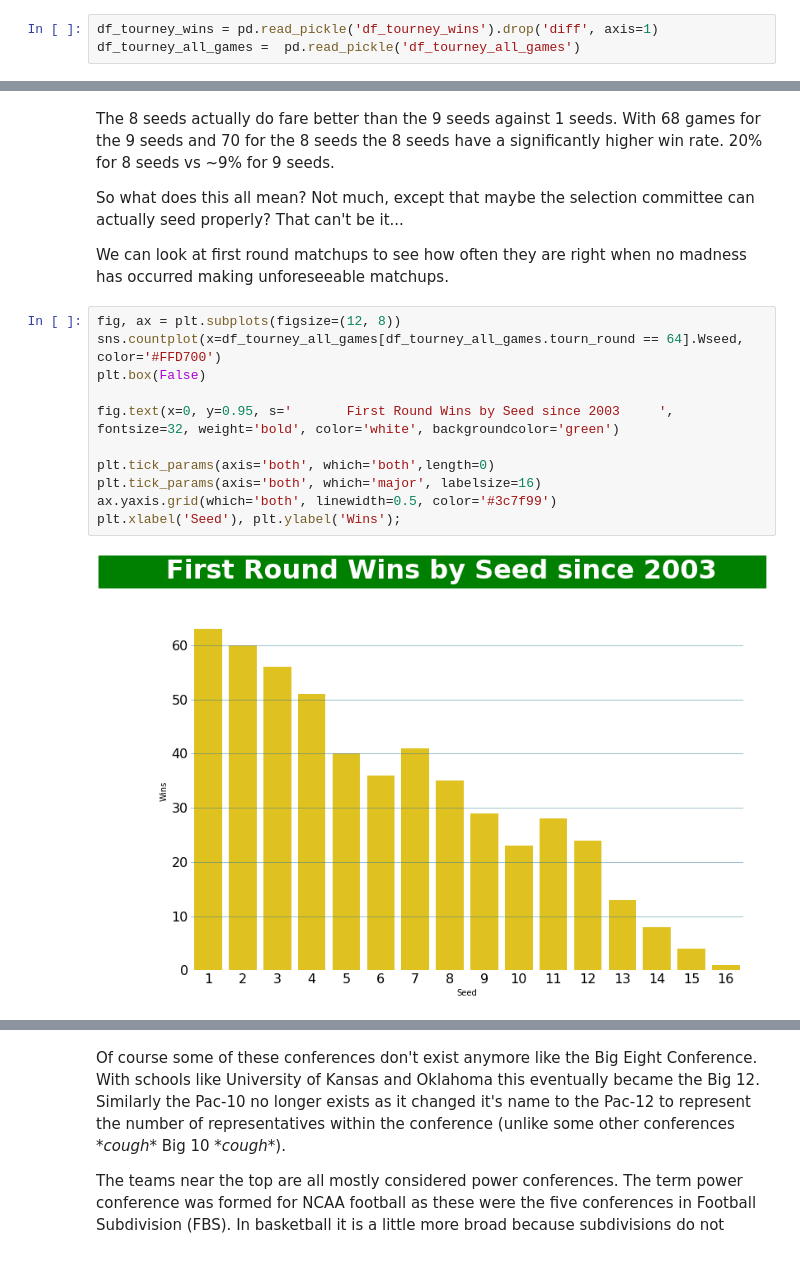
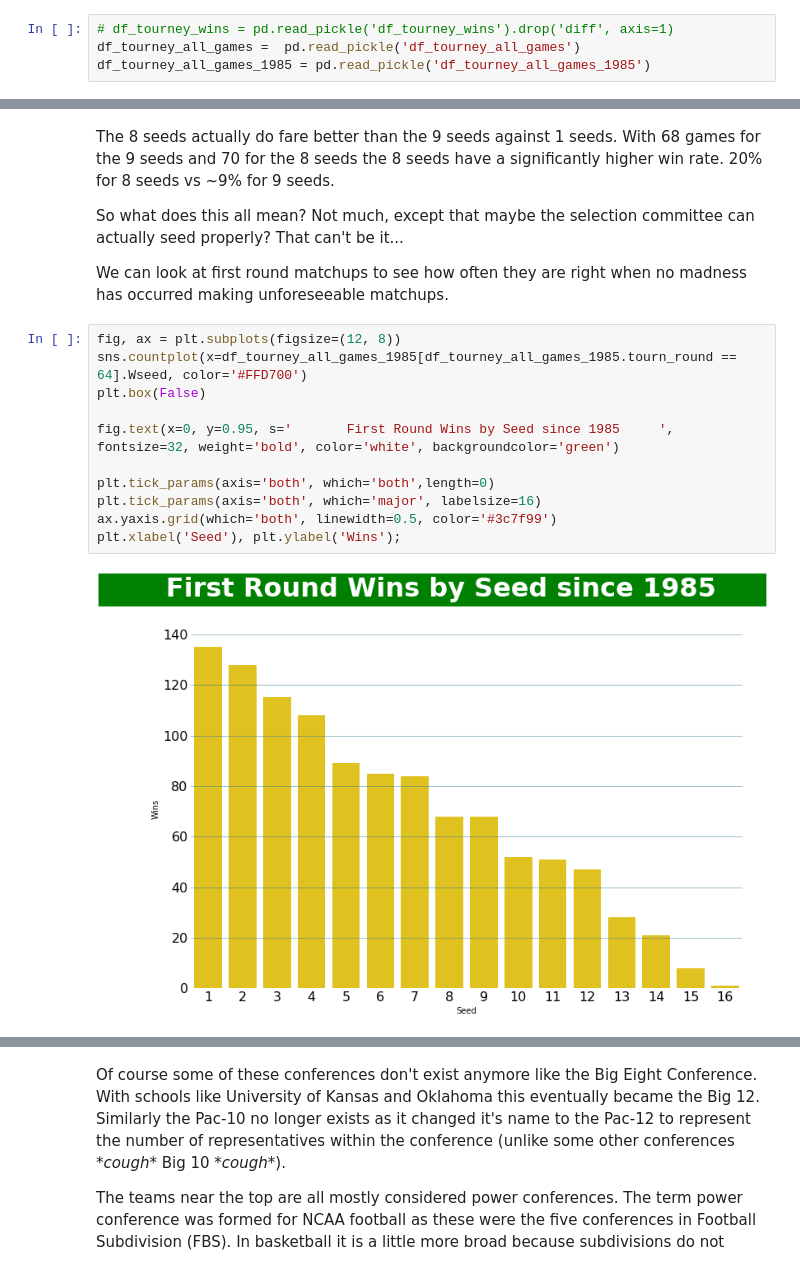
Before and after one commit to Regan831/basketball_predictions, a Jupyter notebook: EDA.ipynb, the cells around one changed output, grey strips where cells are left out. Drawn from its saved outputs; the diff is of its cells as text.

```diff
--- a/EDA.ipynb
+++ b/EDA.ipynb
@@ -5,5 +5,6 @@ import seaborn as sns
 from matplotlib.ticker import MaxNLocator
 import numpy as np
 # %%
-df_tourney_wins = pd.read_pickle('df_tourney_wins').drop('diff', axis=1)
+# df_tourney_wins = pd.read_pickle('df_tourney_wins').drop('diff', axis=1)
 df_tourney_all_games =  pd.read_pickle('df_tourney_all_games')
+df_tourney_all_games_1985 = pd.read_pickle('df_tourney_all_games_1985')
@@ -109,14 +127,14 @@ So what does this all mean? Not much, except that maybe the selection committee
 We can look at first round matchups to see how often they are right when no madness has occurred making unforeseeable matchups.
 # %%
 fig, ax = plt.subplots(figsize=(12, 8))
-sns.countplot(x=df_tourney_all_games[df_tourney_all_games.tourn_round == 64].Wseed, color='#FFD700')
+sns.countplot(x=df_tourney_all_games_1985[df_tourney_all_games_1985.tourn_round == 64].Wseed, color='#FFD700')
 plt.box(False)
 
-fig.text(x=0, y=0.95, s='       First Round Wins by Seed since 2003     ', fontsize=32, weight='bold', color='white', backgroundcolor='green')
+fig.text(x=0, y=0.95, s='       First Round Wins by Seed since 1985     ', fontsize=32, weight='bold', color='white', backgroundcolor='green')
 
 plt.tick_params(axis='both', which='both',length=0)
 plt.tick_params(axis='both', which='major', labelsize=16)
 ax.yaxis.grid(which='both', linewidth=0.5, color='#3c7f99')
 plt.xlabel('Seed'), plt.ylabel('Wins');
 # %% [output]
-[figure, old version]
+[figure, new version]
```
Also changed, not shown: parts of 18 cells of this notebook.
